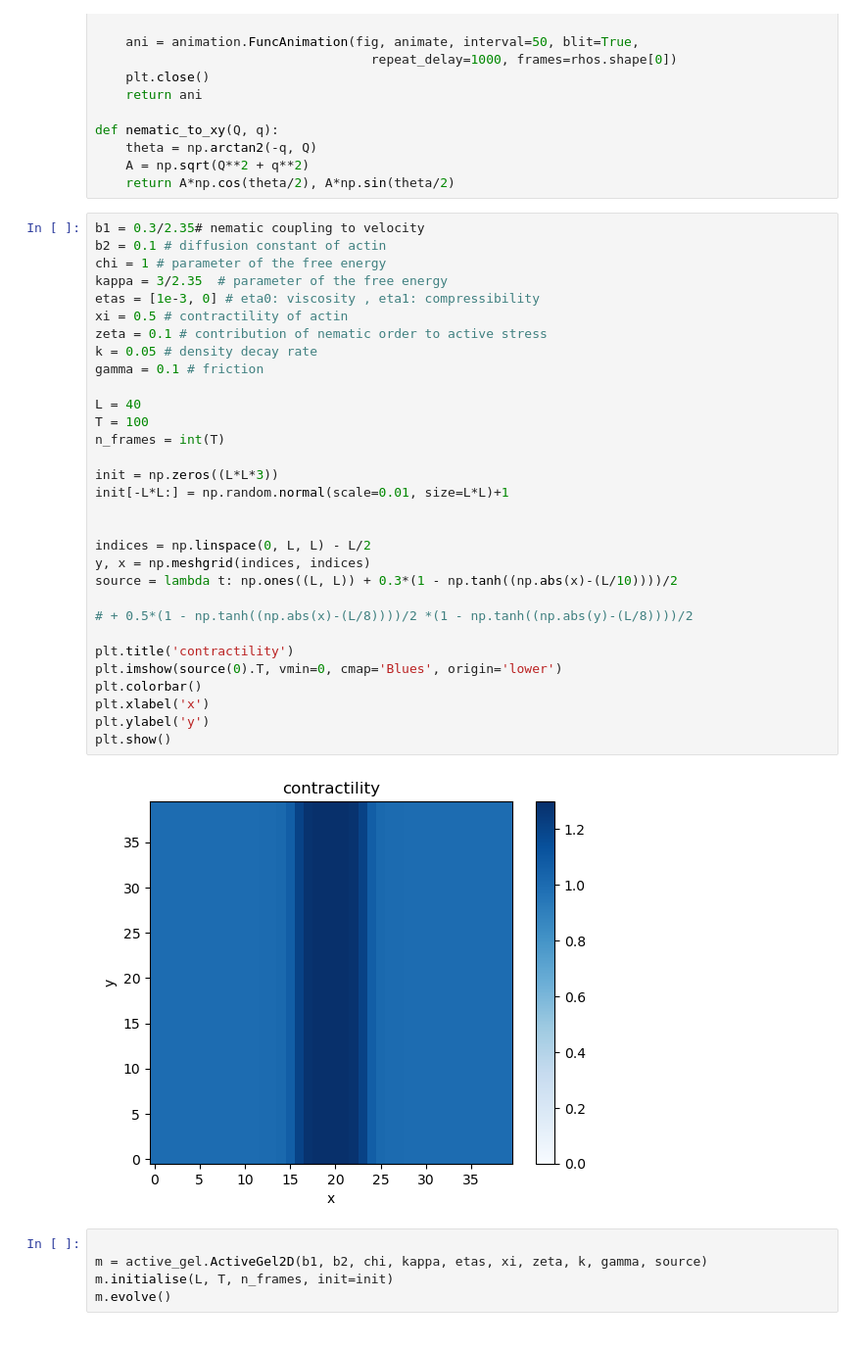
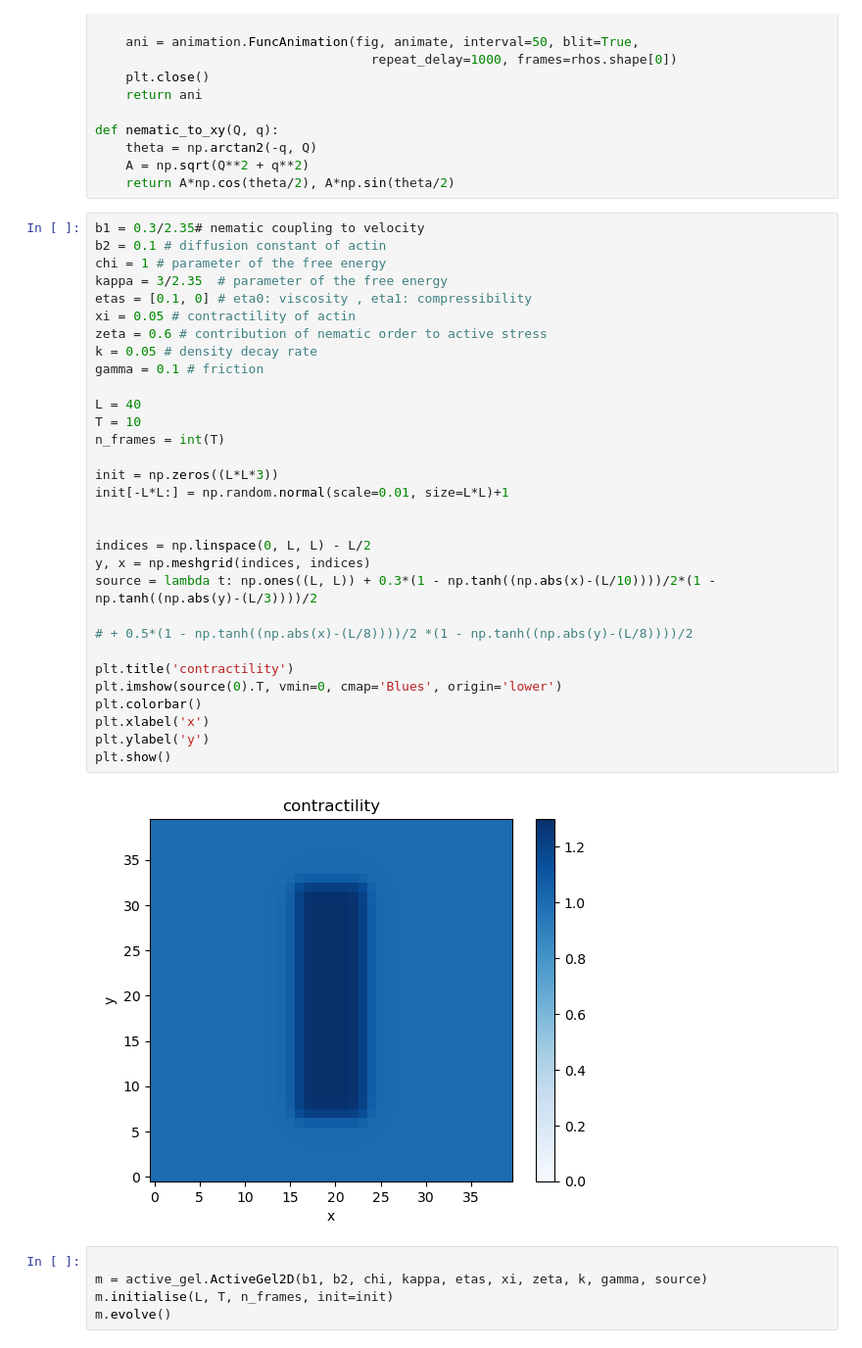
Before and after one commit to Irene-Li/Zebrafish_cleavage, a Jupyter notebook: notebooks/active_gel.ipynb, the cells around one changed output. Shown: that part at 98% size. Cells and saved outputs as stored; diff of their text form.

```diff
--- a/notebooks/active_gel.ipynb
+++ b/notebooks/active_gel.ipynb
@@ -51,36 +51,36 @@ def nematic_to_xy(Q, q):
 # %%
 b1 = 0.3/2.35# nematic coupling to velocity
 b2 = 0.1 # diffusion constant of actin
 chi = 1 # parameter of the free energy
 kappa = 3/2.35  # parameter of the free energy
-etas = [1e-3, 0] # eta0: viscosity , eta1: compressibility
-xi = 0.5 # contractility of actin
-zeta = 0.1 # contribution of nematic order to active stress
+etas = [0.1, 0] # eta0: viscosity , eta1: compressibility
+xi = 0.05 # contractility of actin
+zeta = 0.6 # contribution of nematic order to active stress
 k = 0.05 # density decay rate
 gamma = 0.1 # friction
 
 L = 40
-T = 100
+T = 10
 n_frames = int(T)
 
 init = np.zeros((L*L*3))
 init[-L*L:] = np.random.normal(scale=0.01, size=L*L)+1
 
 
 indices = np.linspace(0, L, L) - L/2
 y, x = np.meshgrid(indices, indices)
-source = lambda t: np.ones((L, L)) + 0.3*(1 - np.tanh((np.abs(x)-(L/10))))/2
+source = lambda t: np.ones((L, L)) + 0.3*(1 - np.tanh((np.abs(x)-(L/10))))/2*(1 - np.tanh((np.abs(y)-(L/3))))/2
 
 # + 0.5*(1 - np.tanh((np.abs(x)-(L/8))))/2 *(1 - np.tanh((np.abs(y)-(L/8))))/2
 
 plt.title('contractility')
 plt.imshow(source(0).T, vmin=0, cmap='Blues', origin='lower')
 plt.colorbar()
 plt.xlabel('x')
 plt.ylabel('y')
 plt.show()
 # %% [output]
-[figure, old version]
+[figure, new version]
 # %%
 
 m = active_gel.ActiveGel2D(b1, b2, chi, kappa, etas, xi, zeta, k, gamma, source)
```
Also changed, not shown: parts of 3 cells of this notebook, 25 other files.
